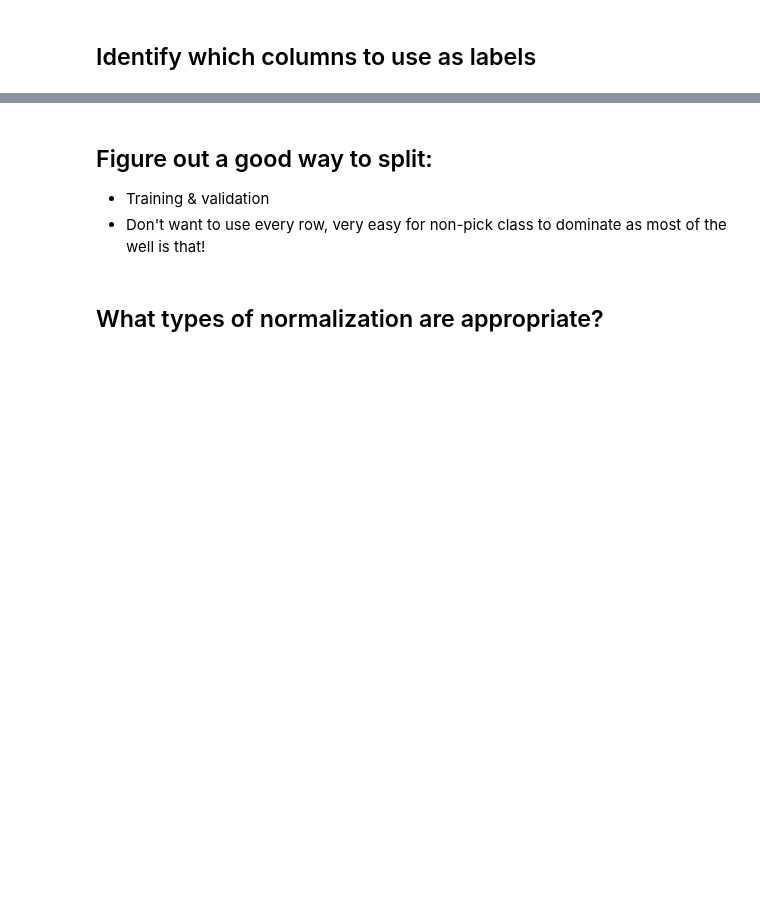
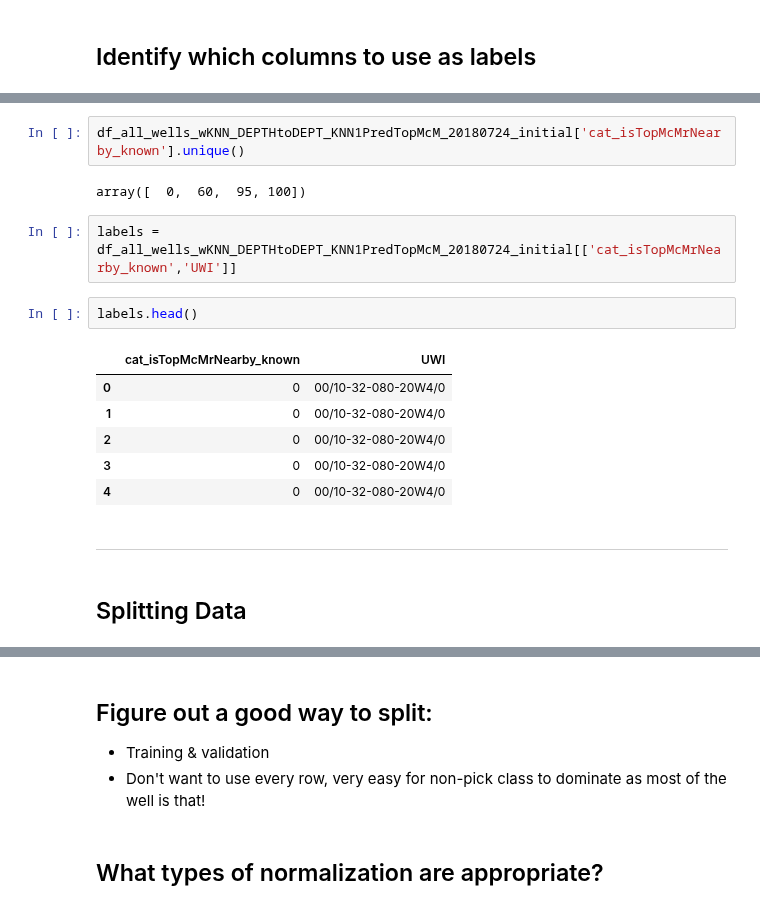
Before and after one commit to JustinGOSSES/MannvilleGroup_Strat_Hackathon, a Jupyter notebook: notebooks_2018/modular_redo/Machine_Learning/Machine_Learning_vA_20170726.ipynb, the cells around one changed output, grey strips where cells are left out. Cells and saved outputs as stored; diff of their text form; blank space fills up the shorter version.

```diff
--- a/notebooks_2018/modular_redo/Machine_Learning/Machine_Learning_vA_20170726.ipynb
+++ b/notebooks_2018/modular_redo/Machine_Learning/Machine_Learning_vA_20170726.ipynb
@@ -7,0 +281,19 @@
+# %%
+df_all_wells_wKNN_DEPTHtoDEPT_KNN1PredTopMcM_20180724_initial['cat_isTopMcMrNearby_known'].unique()
+# %% [output]
+array([  0,  60,  95, 100])
+# %%
+labels = df_all_wells_wKNN_DEPTHtoDEPT_KNN1PredTopMcM_20180724_initial[['cat_isTopMcMrNearby_known','UWI']]
+# %%
+labels.head()
+# %% [output]
+|  | cat_isTopMcMrNearby_known | UWI |
+| 0 | 0 | 00/10-32-080-20W4/0 |
+| 1 | 0 | 00/10-32-080-20W4/0 |
+| 2 | 0 | 00/10-32-080-20W4/0 |
+| 3 | 0 | 00/10-32-080-20W4/0 |
+| 4 | 0 | 00/10-32-080-20W4/0 |
+# %% [markdown]
+-----------------
+# %% [markdown]
+## Splitting Data
```
Also changed, not shown: parts of 41 cells of this notebook.
